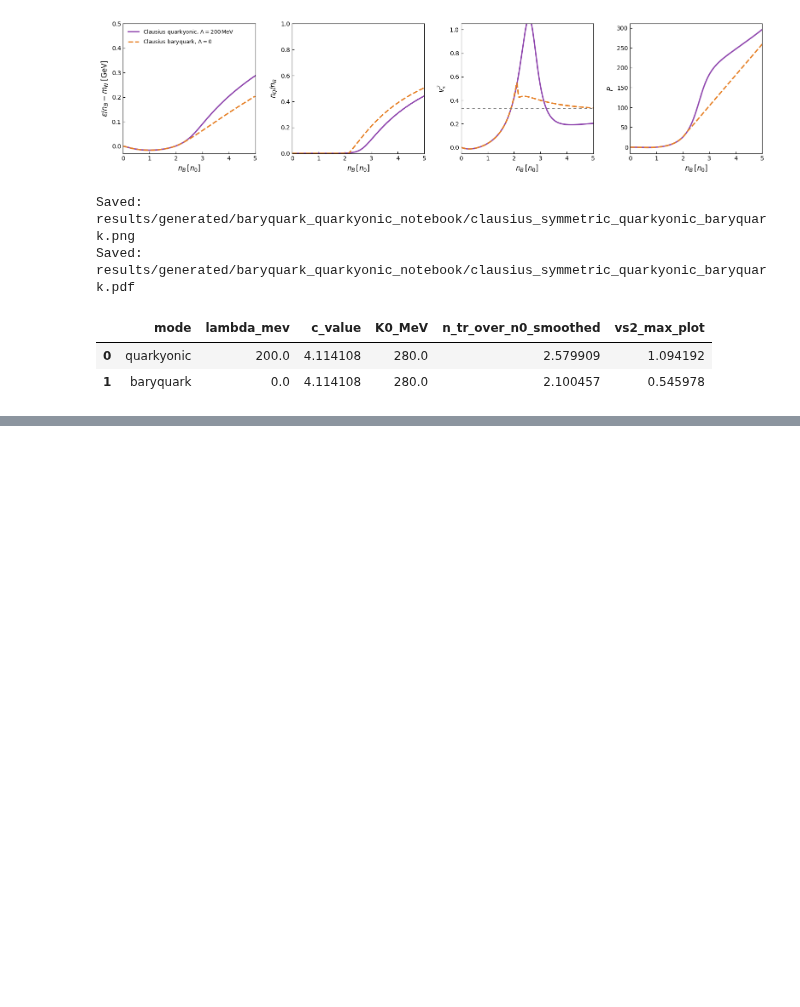
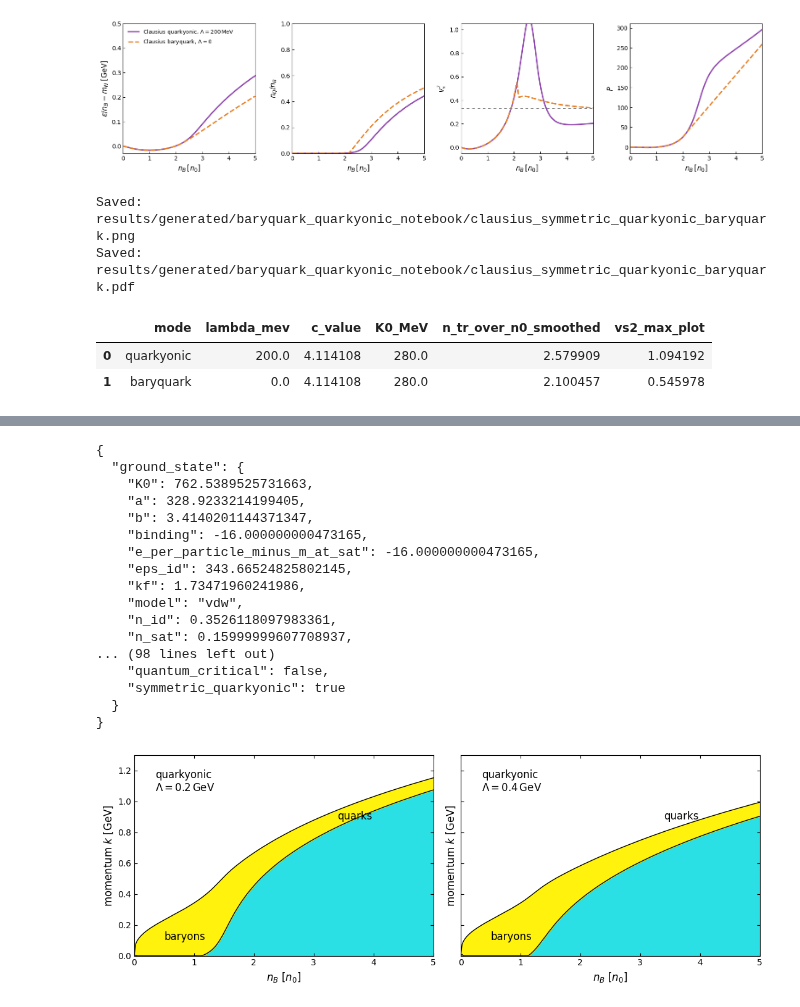
Before and after one commit to dajuarez4/QMM, a Jupyter notebook: notebooks/baryquark_quarkyonic.ipynb, the cells around one changed output, grey strips where cells are left out. Drawn from its saved outputs; the diff is of its cells as text; code cells hidden in the pictures; blank space fills up the shorter version.

```diff
--- a/notebooks/baryquark_quarkyonic.ipynb
+++ b/notebooks/baryquark_quarkyonic.ipynb
@@ -423,0 +633,45 @@ Saved: results/generated/baryquark_quarkyonic_notebook/clausius_symmetric_quarky
+# %%
+clausius_search = {
+    "enabled": True,
+    "target_k0": 280.0,
+    "parameter_min": 0.0,
+    "parameter_max": 4.74,
+    "scan_steps": 81,
+}
+
+payload_200, summary_200, curve_200 = run_symmetric_lambda_scan(
+    model_name="vdw",
+    momentum_mode="quarkyonic",
+    lambda_mev=200.0,
+)
+
+payload_400, summary_400, curve_400 = run_symmetric_lambda_scan(
+    model_name="vdw",
+    momentum_mode="quarkyonic",
+    lambda_mev=400.0,
+)
+
+fig, axes = plt.subplots(1, 2, figsize=(11, 4), sharey=True)
+plot_momentum_regions(curve_200, "quarkyonic", 200.0, ax=axes[0])
+plot_momentum_regions(curve_400, "quarkyonic", 400.0, ax=axes[1])
+plt.tight_layout()
+plt.show()
+# %% [output]
+{
+  "ground_state": {
+    "K0": 762.5389525731663,
+    "a": 328.9233214199405,
+    "b": 3.4140201144371347,
+    "binding": -16.000000000473165,
+    "e_per_particle_minus_m_at_sat": -16.000000000473165,
+    "eps_id": 343.66524825802145,
+    "kf": 1.73471960241986,
+    "model": "vdw",
+    "n_id": 0.3526118097983361,
+    "n_sat": 0.15999999607708937,
+... (98 lines left out)
+    "quantum_critical": false,
+    "symmetric_quarkyonic": true
+  }
+}
+[figure, added]
```
Also changed, not shown: parts of 9 cells of this notebook, 26 other files.
